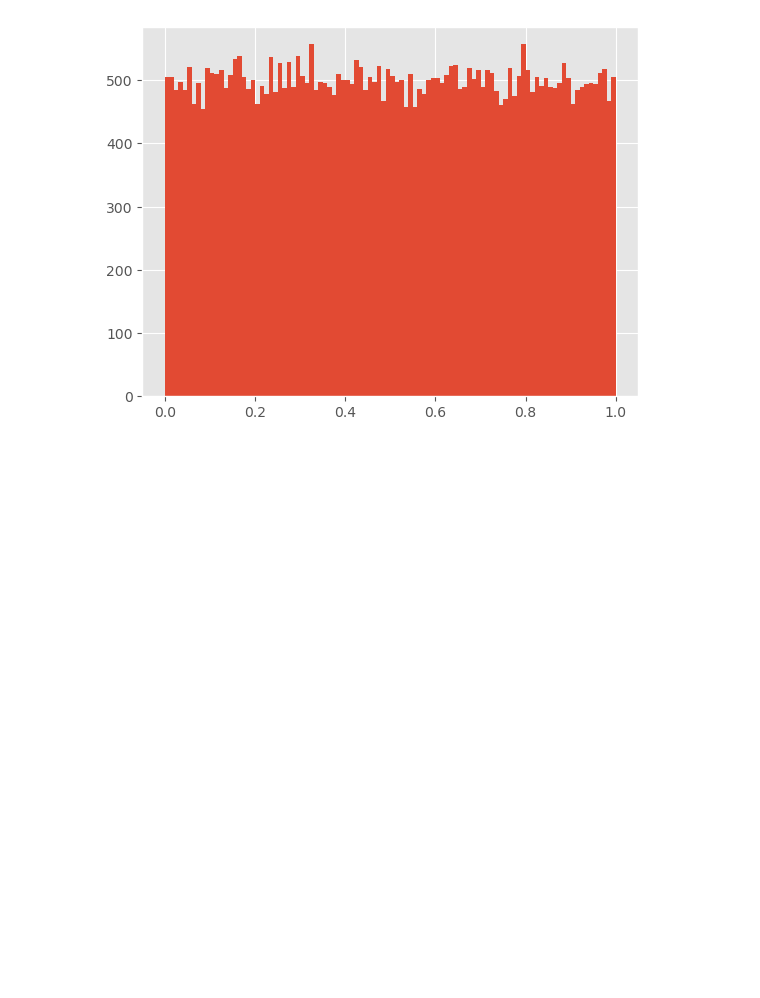
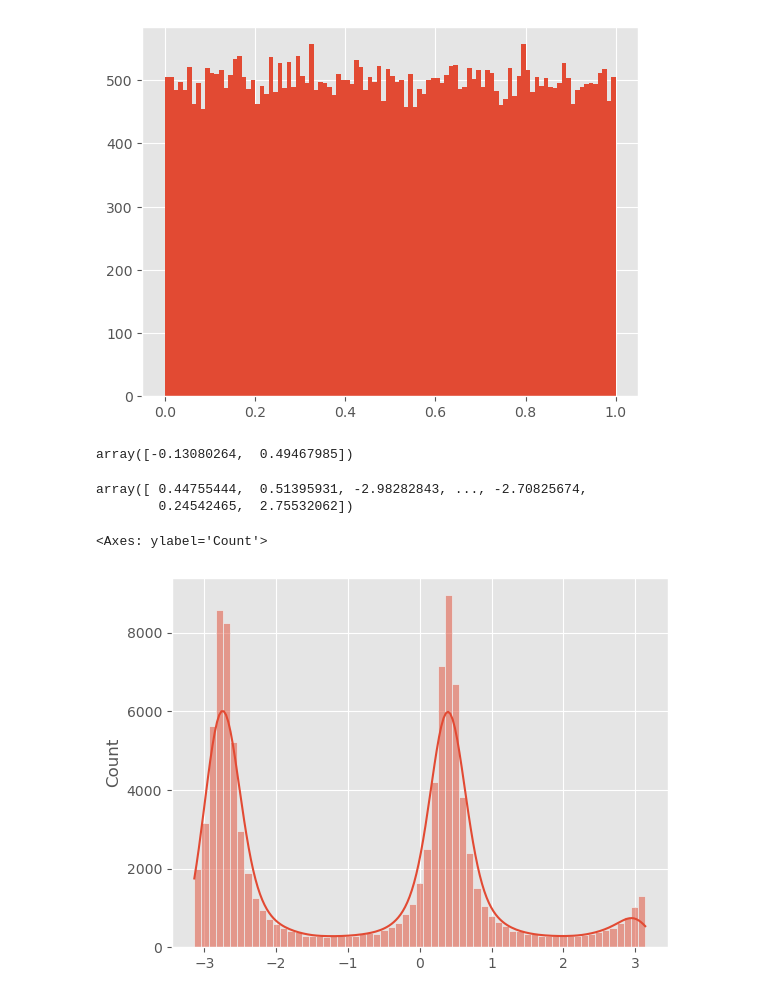
Before and after one commit to QinXu12345/hw2, a Jupyter notebook: test.ipynb, the cells around one changed output. Drawn from its saved outputs; the diff is of its cells as text; code cells hidden in the pictures; blank space fills up the shorter version.

Commit message:
normal finished

```diff
--- a/test.ipynb
+++ b/test.ipynb
@@ -109,0 +112,22 @@ Power_divergenceResult(statistic=0.0017069600000000009, pvalue=1.0)
+# %%
+normal.rvs()
+# %% [output]
+array([-0.13080264,  0.49467985])
+# %%
+normal = stats.multivariate_normal(mean=np.zeros(2),cov=np.array([[5,2],[2,1]]))
+# %%
+samples = np.array([normal.rvs() for _ in range(100000)])
+# %%
+norm = np.sqrt(samples[:,0] ** 2 + samples[:,1] ** 2)
+norm = np.expand_dims(norm, axis=1)
+angles = samples / norm
+angles = np.arctan2(angles[:,1],angles[:,0])
+angles
+# %% [output]
+array([ 0.44755444,  0.51395931, -2.98282843, ..., -2.70825674,
+        0.24542465,  2.75532062])
+# %%
+sns.histplot(angles,binwidth=0.1,kde=True)
+# %% [output]
+<Axes: ylabel='Count'>
+[figure, added]
```
Also changed, not shown: parts of 5 cells of this notebook, 4 other files.
